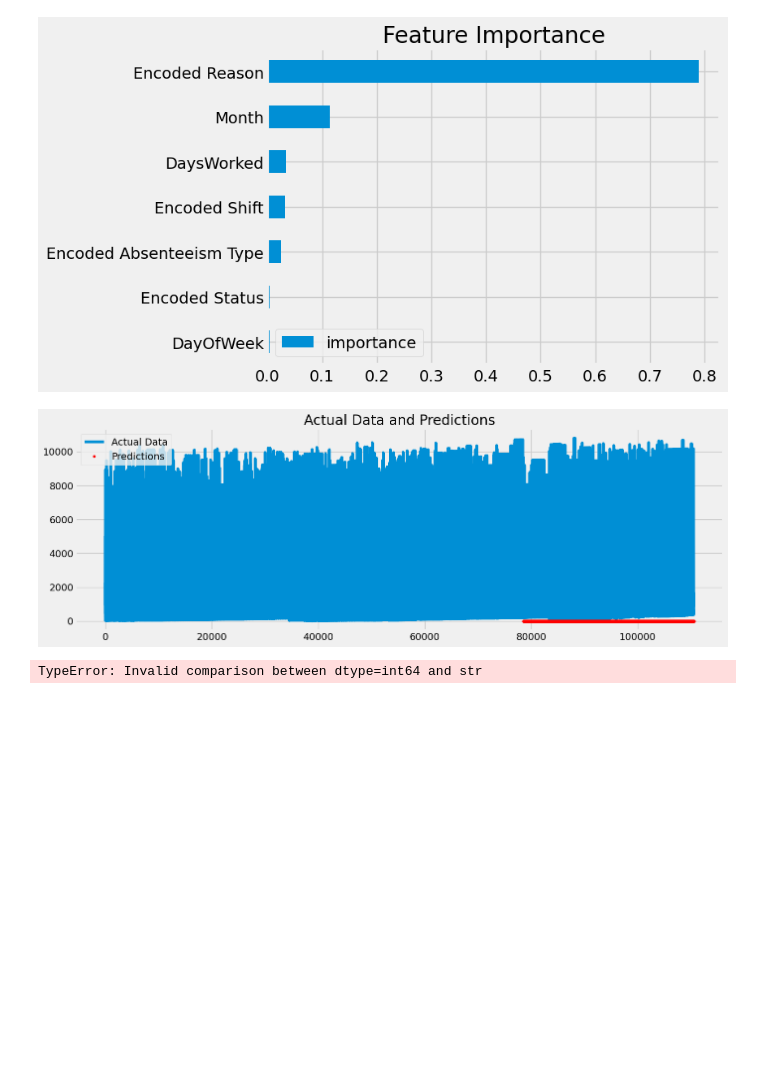
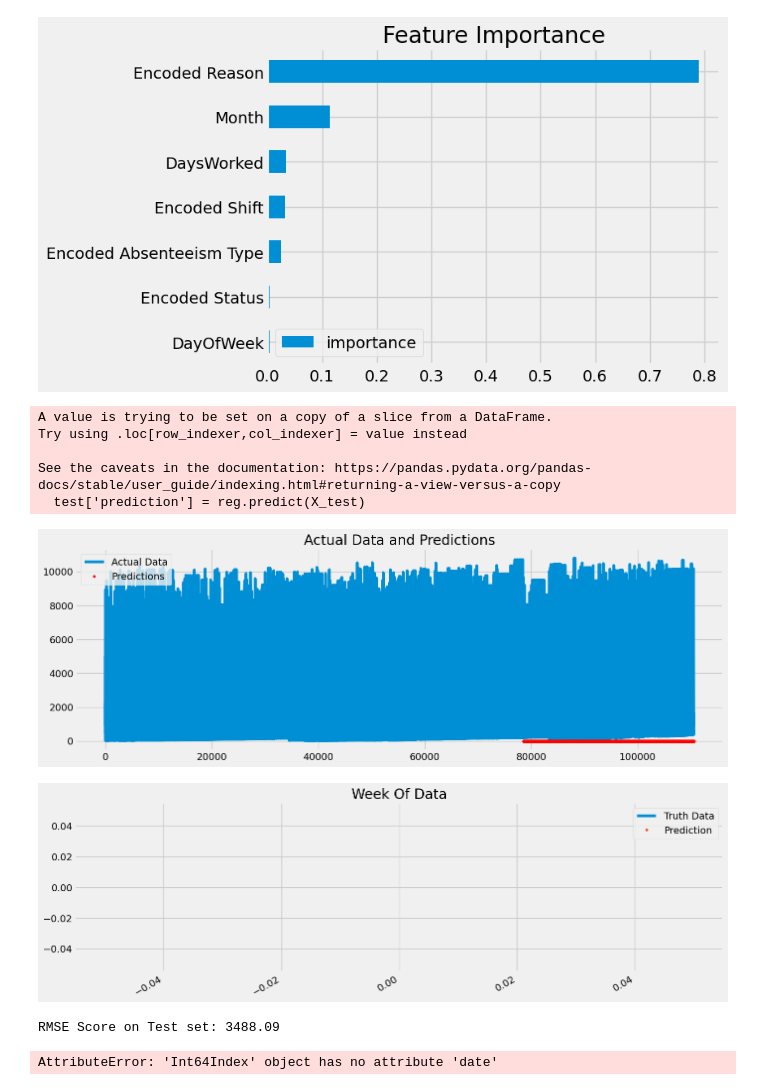
Before and after one commit to DSGP-Group-1-EAPS/SL-Apparel-Dataset, a Jupyter notebook: TimeSeries_Test_K.ipynb, the cells around one changed output. Saved outputs shown, nothing was run; the diff lists cells and outputs as text; code cells hidden in the pictures; blank space fills up the shorter version.

```diff
--- a/TimeSeries_Test_K.ipynb
+++ b/TimeSeries_Test_K.ipynb
@@ -23,10 +23,10 @@ plt.style.use('fivethirtyeight')
 drive.mount('/content/drive')
 
 # Reading the data from the excel file and removing blank spaces in each cell
-df = pd.read_excel('/content/drive/MyDrive/DSGP_COURSEWORK/SL Apparel Dataset model/SL Apparel Industry Dataset.xlsx').apply(lambda x: x.str.strip() if x.dtype == "object" else x)
+df = pd.read_excel('/content/drive/MyDrive/DSGP_COURSEWORK/SL Apparel Dataset model/Dataset/SL Apparel Industry Dataset.xlsx').apply(lambda x: x.str.strip() if x.dtype == "object" else x)
 
 # Reading the JoinDates.xlsx file
-join_dates_df = pd.read_excel('/content/drive/MyDrive/DSGP_COURSEWORK/SL Apparel Dataset model/JoinedDates.xlsx')
+join_dates_df = pd.read_excel('/content/drive/MyDrive/DSGP_COURSEWORK/SL Apparel Dataset model/Dataset/JoinedDates.xlsx')
 
 # Merging the SL Apparel Industry Dataset with the Join Dates based on the 'Code' column
 df = pd.merge(df, join_dates_df, on='Code', how='left')
@@ -85,14 +85,14 @@ reason_mapping = {
 }
 
 # Save the mapping dictionary to a text file
-with open('/content/drive/MyDrive/DSGP_COURSEWORK/SL Apparel Dataset model/reason_mapping.txt', 'w') as f:
+with open('/content/drive/MyDrive/DSGP_COURSEWORK/SL Apparel Dataset model/Dataset/reason_mapping.txt', 'w') as f:
     for category, mappings in reason_mapping.items():
         f.write(f"{category}:\n")
         for encoded_value, original_value in mappings.items():
             f.write(f"  {encoded_value}: {original_value}\n")
 
 # Save the new preprocessed data to a new excel file in Google Drive
-df.to_excel('/content/drive/MyDrive/DSGP_COURSEWORK/SL Apparel Dataset model/preprocessed_data.xlsx', index=False)
+df.to_excel('/content/drive/MyDrive/DSGP_COURSEWORK/SL Apparel Dataset model/Dataset/preprocessed_data.xlsx', index=False)
 print("Done")
 # %% [output]
 Drive already mounted at /content/drive; to attempt to forcibly remount, call drive.mount("/content/drive", force_remount=True).
@@ -268,13 +268,33 @@ plt.legend(['Actual Data', 'Predictions'])
 ax.set_title('Actual Data and Predictions')  # Correcting the title
 plt.show()
 # %% [output]
+A value is trying to be set on a copy of a slice from a DataFrame.
+Try using .loc[row_indexer,col_indexer] = value instead
+
+See the caveats in the documentation: https://pandas.pydata.org/pandas-docs/stable/user_guide/indexing.html#returning-a-view-versus-a-copy
+  test['prediction'] = reg.predict(X_test)
 [figure]
 # %%
-ax = df.loc[(df.index > '04-01-2021') & (df.index < '04-08-2022')]['DaysWorked'] \
+# Convert index to datetime if it's not already in datetime format
+df.index = pd.to_datetime(df.index)
+
+# Plotting
+ax = df.loc[(df.index > '2021-04-01') & (df.index < '2022-04-08'), 'DaysWorked'] \
     .plot(figsize=(15, 5), title='Week Of Data')
-df.loc[(df.index > '04-01-2022') & (df.index < '04-08-2022')]['prediction'] \
+df.loc[(df.index > '2022-04-01') & (df.index < '2022-04-08'), 'prediction'] \
     .plot(style='.')
 plt.legend(['Truth Data','Prediction'])
 plt.show()
 # %% [output]
-TypeError: Invalid comparison between dtype=int64 and str
+[figure, added]
+# %%
+score = np.sqrt(mean_squared_error(test['DaysWorked'], test['prediction']))
+print(f'RMSE Score on Test set: {score:0.2f}')
+# %% [output]
+RMSE Score on Test set: 3488.09
+# %%
+test['error'] = np.abs(test[target] - test['prediction'])
+test['DaysWorked'] = test.index.date
+test.groupby(['DaysWorked'])['error'].mean().sort_values(ascending=False).head(10)
+# %% [output]
+AttributeError: 'Int64Index' object has no attribute 'date'
```
Also changed, not shown: parts of 2 cells of this notebook.
